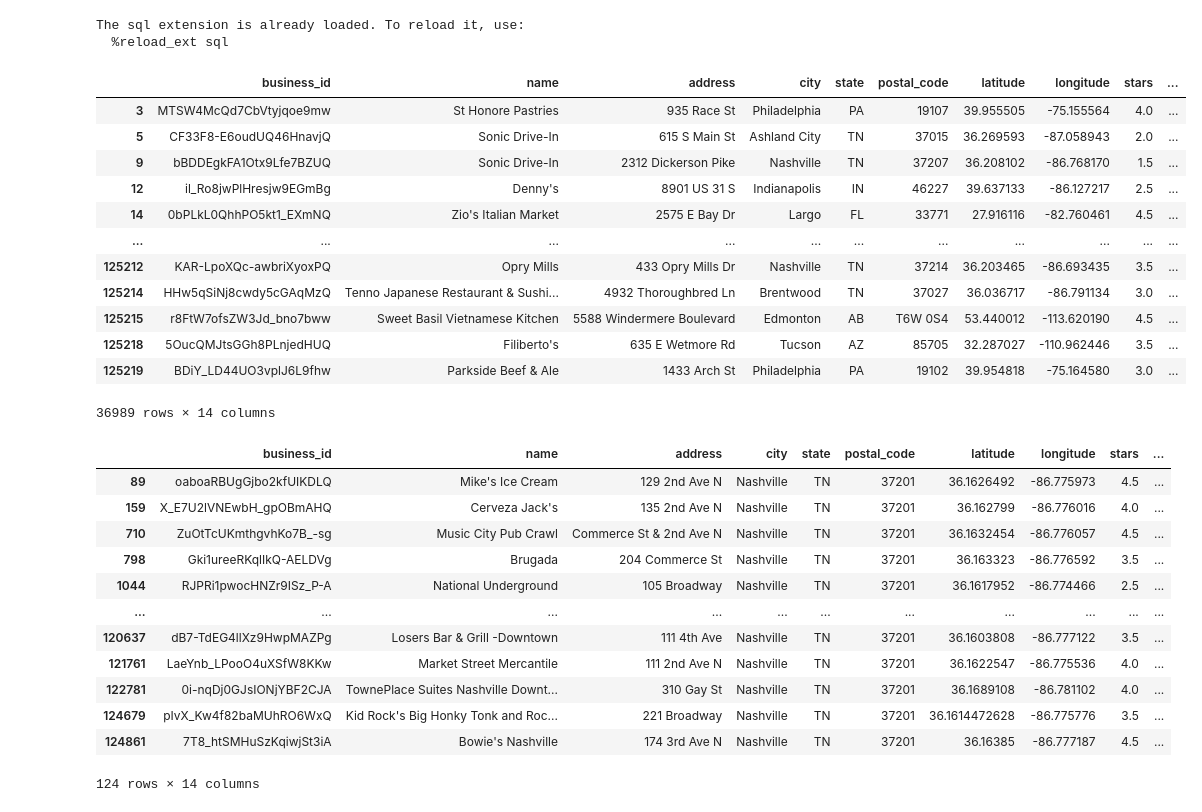
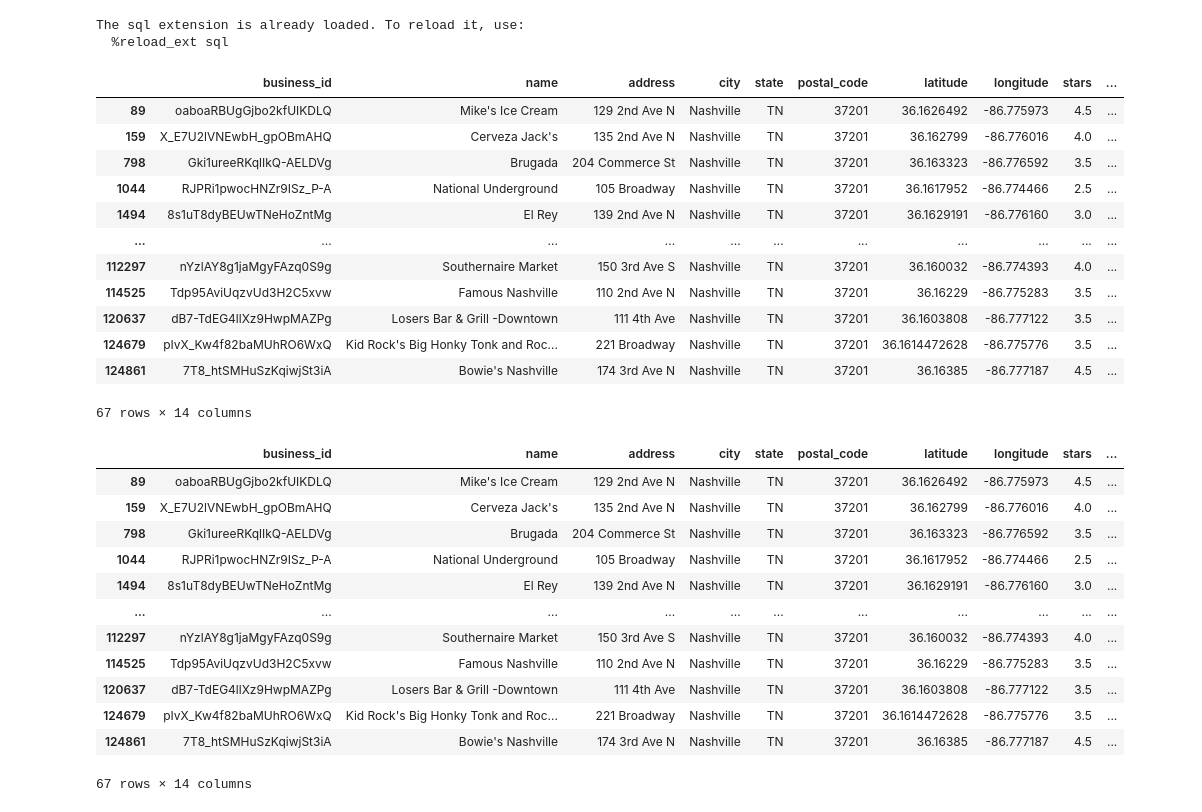
Before and after one commit to rohuihu/info-2950, a Jupyter notebook: yelp_dataset.ipynb, the cells around one changed output. Saved outputs shown, nothing was run; the diff lists cells and outputs as text; code cells hidden in the pictures.

```diff
--- a/yelp_dataset.ipynb
+++ b/yelp_dataset.ipynb
@@ -24,22 +24,23 @@ df.to_csv('./project_files/yelp_academic_dataset_business.csv', encoding='utf-8'
 # %%
 data = pd.read_csv('./project_files/yelp_academic_dataset_business.csv')
 # %%
-data = data.dropna()
-data[data["categories"].str.contains('Restaurant')]
+# data = data.dropna()
+data = data[data["categories"].str.contains('Restaurants')]
+data
 # %% [output]
 |  | business_id | name | address | city | state | postal_code | latitude | longitude | stars | ... |
-| 3 | MTSW4McQd7CbVtyjqoe9mw | St Honore Pastries | 935 Race St | Philadelphia | PA | 19107 | 39.955505 | -75.155564 | 4.0 | ... |
-| 5 | CF33F8-E6oudUQ46HnavjQ | Sonic Drive-In | 615 S Main St | Ashland City | TN | 37015 | 36.269593 | -87.058943 | 2.0 | ... |
-| 9 | bBDDEgkFA1Otx9Lfe7BZUQ | Sonic Drive-In | 2312 Dickerson Pike | Nashville | TN | 37207 | 36.208102 | -86.768170 | 1.5 | ... |
-| 12 | il_Ro8jwPlHresjw9EGmBg | Denny's | 8901 US 31 S | Indianapolis | IN | 46227 | 39.637133 | -86.127217 | 2.5 | ... |
-| 14 | 0bPLkL0QhhPO5kt1_EXmNQ | Zio's Italian Market | 2575 E Bay Dr | Largo | FL | 33771 | 27.916116 | -82.760461 | 4.5 | ... |
+| 89 | oaboaRBUgGjbo2kfUIKDLQ | Mike's Ice Cream | 129 2nd Ave N | Nashville | TN | 37201 | 36.1626492 | -86.775973 | 4.5 | ... |
+| 159 | X_E7U2lVNEwbH_gpOBmAHQ | Cerveza Jack's | 135 2nd Ave N | Nashville | TN | 37201 | 36.162799 | -86.776016 | 4.0 | ... |
+| 798 | Gki1ureeRKqlIkQ-AELDVg | Brugada | 204 Commerce St | Nashville | TN | 37201 | 36.163323 | -86.776592 | 3.5 | ... |
+| 1044 | RJPRi1pwocHNZr9ISz_P-A | National Underground | 105 Broadway | Nashville | TN | 37201 | 36.1617952 | -86.774466 | 2.5 | ... |
+| 1494 | 8s1uT8dyBEUwTNeHoZntMg | El Rey | 139 2nd Ave N | Nashville | TN | 37201 | 36.1629191 | -86.776160 | 3.0 | ... |
 | ... | ... | ... | ... | ... | ... | ... | ... | ... | ... | ... |
-| 125212 | KAR-LpoXQc-awbriXyoxPQ | Opry Mills | 433 Opry Mills Dr | Nashville | TN | 37214 | 36.203465 | -86.693435 | 3.5 | ... |
-| 125214 | HHw5qSiNj8cwdy5cGAqMzQ | Tenno Japanese Restaurant & Sushi... | 4932 Thoroughbred Ln | Brentwood | TN | 37027 | 36.036717 | -86.791134 | 3.0 | ... |
-| 125215 | r8FtW7ofsZW3Jd_bno7bww | Sweet Basil Vietnamese Kitchen | 5588 Windermere Boulevard | Edmonton | AB | T6W 0S4 | 53.440012 | -113.620190 | 4.5 | ... |
-| 125218 | 5OucQMJtsGGh8PLnjedHUQ | Filiberto's | 635 E Wetmore Rd | Tucson | AZ | 85705 | 32.287027 | -110.962446 | 3.5 | ... |
-| 125219 | BDiY_LD44UO3vplJ6L9fhw | Parkside Beef & Ale | 1433 Arch St | Philadelphia | PA | 19102 | 39.954818 | -75.164580 | 3.0 | ... |
+| 112297 | nYzlAY8g1jaMgyFAzq0S9g | Southernaire Market | 150 3rd Ave S | Nashville | TN | 37201 | 36.160032 | -86.774393 | 4.0 | ... |
+| 114525 | Tdp95AviUqzvUd3H2C5xvw | Famous Nashville | 110 2nd Ave N | Nashville | TN | 37201 | 36.16229 | -86.775283 | 3.5 | ... |
+| 120637 | dB7-TdEG4llXz9HwpMAZPg | Losers Bar & Grill -Downtown | 111 4th Ave | Nashville | TN | 37201 | 36.1603808 | -86.777122 | 3.5 | ... |
+| 124679 | pIvX_Kw4f82baMUhRO6WxQ | Kid Rock's Big Honky Tonk and Roc... | 221 Broadway | Nashville | TN | 37201 | 36.1614472628 | -86.775776 | 3.5 | ... |
+| 124861 | 7T8_htSMHuSzKqiwjSt3iA | Bowie's Nashville | 174 3rd Ave N | Nashville | TN | 37201 | 36.16385 | -86.777187 | 4.5 | ... |
-36989 rows × 14 columns
+67 rows × 14 columns
 # %%
 data = data[data["postal_code"].str.contains("37201")]
 data
@@ -47,16 +48,16 @@ data
 |  | business_id | name | address | city | state | postal_code | latitude | longitude | stars | ... |
 | 89 | oaboaRBUgGjbo2kfUIKDLQ | Mike's Ice Cream | 129 2nd Ave N | Nashville | TN | 37201 | 36.1626492 | -86.775973 | 4.5 | ... |
 | 159 | X_E7U2lVNEwbH_gpOBmAHQ | Cerveza Jack's | 135 2nd Ave N | Nashville | TN | 37201 | 36.162799 | -86.776016 | 4.0 | ... |
-| 710 | ZuOtTcUKmthgvhKo7B_-sg | Music City Pub Crawl | Commerce St & 2nd Ave N | Nashville | TN | 37201 | 36.1632454 | -86.776057 | 4.5 | ... |
 | 798 | Gki1ureeRKqlIkQ-AELDVg | Brugada | 204 Commerce St | Nashville | TN | 37201 | 36.163323 | -86.776592 | 3.5 | ... |
 | 1044 | RJPRi1pwocHNZr9ISz_P-A | National Underground | 105 Broadway | Nashville | TN | 37201 | 36.1617952 | -86.774466 | 2.5 | ... |
+| 1494 | 8s1uT8dyBEUwTNeHoZntMg | El Rey | 139 2nd Ave N | Nashville | TN | 37201 | 36.1629191 | -86.776160 | 3.0 | ... |
 | ... | ... | ... | ... | ... | ... | ... | ... | ... | ... | ... |
+| 112297 | nYzlAY8g1jaMgyFAzq0S9g | Southernaire Market | 150 3rd Ave S | Nashville | TN | 37201 | 36.160032 | -86.774393 | 4.0 | ... |
+| 114525 | Tdp95AviUqzvUd3H2C5xvw | Famous Nashville | 110 2nd Ave N | Nashville | TN | 37201 | 36.16229 | -86.775283 | 3.5 | ... |
 | 120637 | dB7-TdEG4llXz9HwpMAZPg | Losers Bar & Grill -Downtown | 111 4th Ave | Nashville | TN | 37201 | 36.1603808 | -86.777122 | 3.5 | ... |
-| 121761 | LaeYnb_LPooO4uXSfW8KKw | Market Street Mercantile | 111 2nd Ave N | Nashville | TN | 37201 | 36.1622547 | -86.775536 | 4.0 | ... |
-| 122781 | 0i-nqDj0GJsIONjYBF2CJA | TownePlace Suites Nashville Downt... | 310 Gay St | Nashville | TN | 37201 | 36.1689108 | -86.781102 | 4.0 | ... |
 | 124679 | pIvX_Kw4f82baMUhRO6WxQ | Kid Rock's Big Honky Tonk and Roc... | 221 Broadway | Nashville | TN | 37201 | 36.1614472628 | -86.775776 | 3.5 | ... |
 | 124861 | 7T8_htSMHuSzKqiwjSt3iA | Bowie's Nashville | 174 3rd Ave N | Nashville | TN | 37201 | 36.16385 | -86.777187 | 4.5 | ... |
-124 rows × 14 columns
+67 rows × 14 columns
 # %%
 # data["address"] = data["adress"].astype(str)
 two_ave = data[data["address"].str.contains("2nd Ave")]
```
Also changed, not shown: parts of 3 cells of this notebook.
